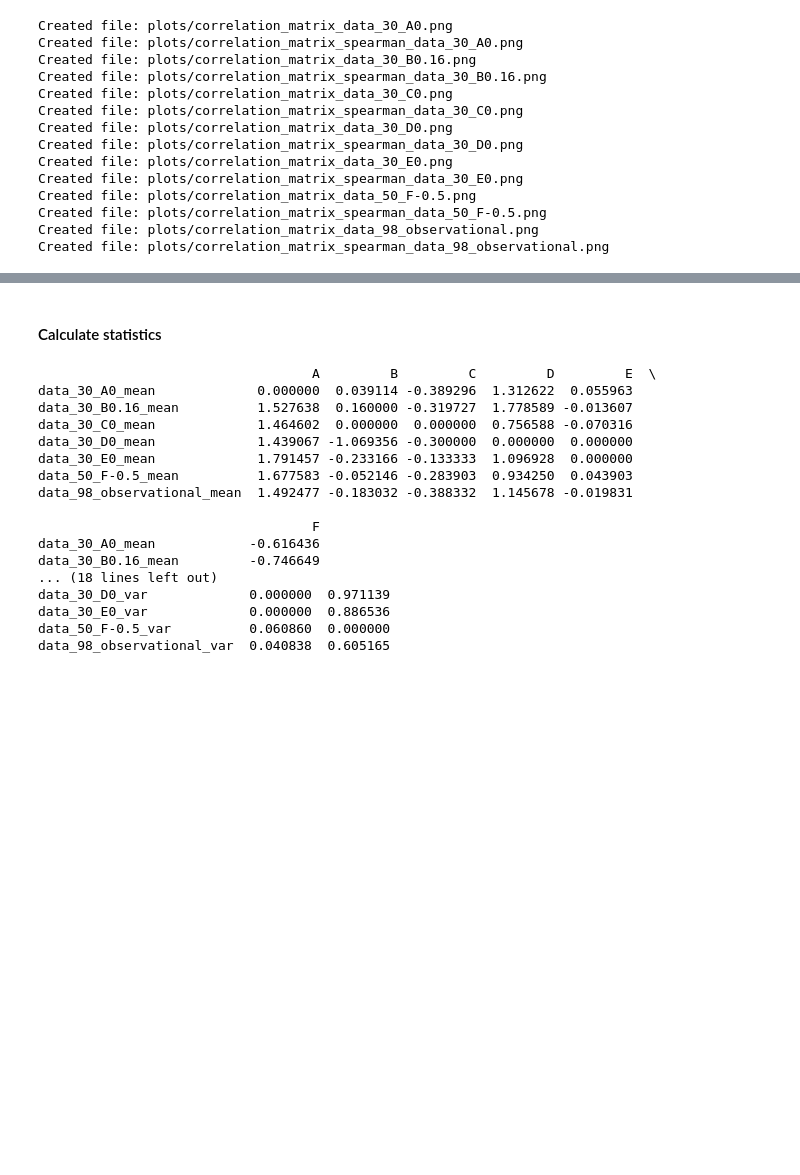
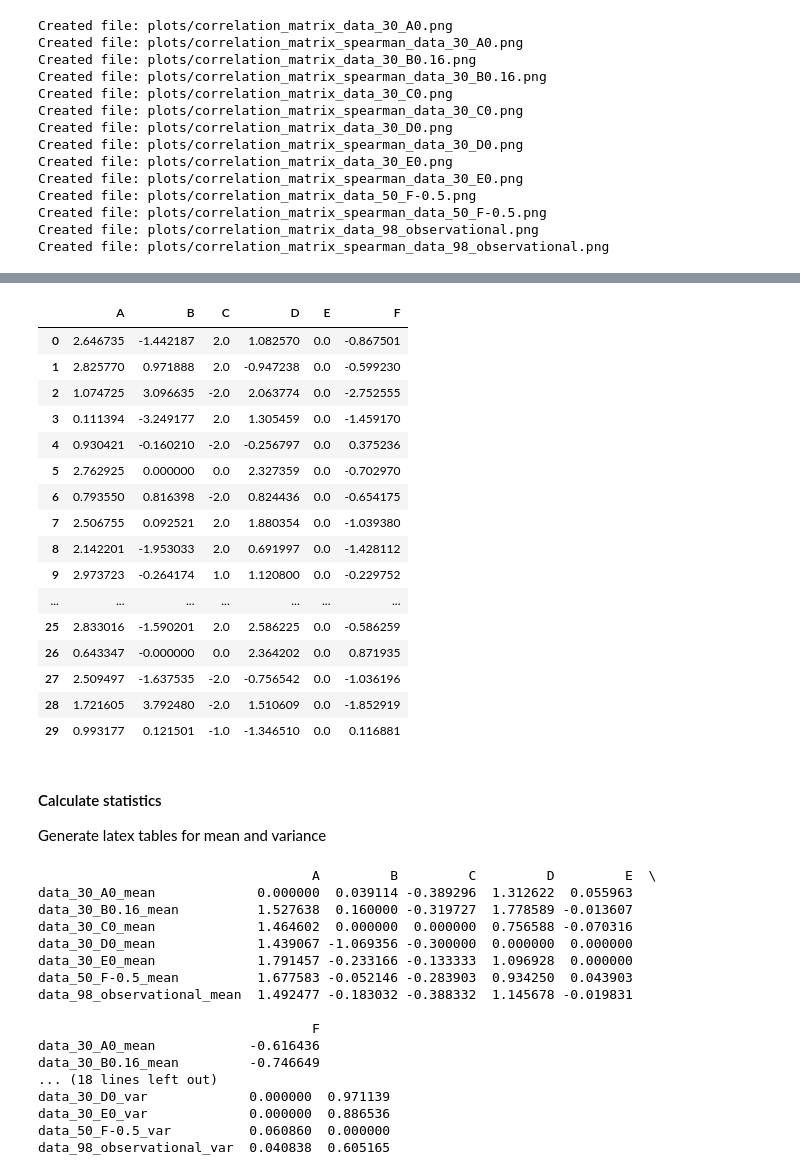
Before and after one commit to Maplewarrior/02463---Causality-project, a Jupyter notebook: 02463 Causality.ipynb, the cells around one changed output, grey strips where cells are left out. Drawn from its saved outputs; the diff is of its cells as text; code cells hidden in the pictures; blank space fills up the shorter version.

```diff
--- a/02463 Causality.ipynb
+++ b/02463 Causality.ipynb
@@ -127,5 +153,26 @@ Created file: plots/correlation_matrix_spearman_data_98_observational.png
+# %%
+data_dict["data_30_E0"]
+# %% [output]
+|  | A | B | C | D | E | F |
+| 0 | 2.646735 | -1.442187 | 2.0 | 1.082570 | 0.0 | -0.867501 |
+| 1 | 2.825770 | 0.971888 | 2.0 | -0.947238 | 0.0 | -0.599230 |
+| 2 | 1.074725 | 3.096635 | -2.0 | 2.063774 | 0.0 | -2.752555 |
+| 3 | 0.111394 | -3.249177 | 2.0 | 1.305459 | 0.0 | -1.459170 |
+| 4 | 0.930421 | -0.160210 | -2.0 | -0.256797 | 0.0 | 0.375236 |
+| 5 | 2.762925 | 0.000000 | 0.0 | 2.327359 | 0.0 | -0.702970 |
+| 6 | 0.793550 | 0.816398 | -2.0 | 0.824436 | 0.0 | -0.654175 |
+| 7 | 2.506755 | 0.092521 | 2.0 | 1.880354 | 0.0 | -1.039380 |
+| 8 | 2.142201 | -1.953033 | 2.0 | 0.691997 | 0.0 | -1.428112 |
+| 9 | 2.973723 | -0.264174 | 1.0 | 1.120800 | 0.0 | -0.229752 |
+| ... | ... | ... | ... | ... | ... | ... |
+| 25 | 2.833016 | -1.590201 | 2.0 | 2.586225 | 0.0 | -0.586259 |
+| 26 | 0.643347 | -0.000000 | 0.0 | 2.364202 | 0.0 | 0.871935 |
+| 27 | 2.509497 | -1.637535 | -2.0 | -0.756542 | 0.0 | -1.036196 |
+| 28 | 1.721605 | 3.792480 | -2.0 | 1.510609 | 0.0 | -1.852919 |
+| 29 | 0.993177 | 0.121501 | -1.0 | -1.346510 | 0.0 | 0.116881 |
 # %% [markdown]
 #### Calculate statistics
+Generate latex tables for mean and variance
 # %%
 # Create new empty dataframe
 df_means = pd.DataFrame()
```
Also changed, not shown: parts of 4 cells of this notebook, 8 other files.
